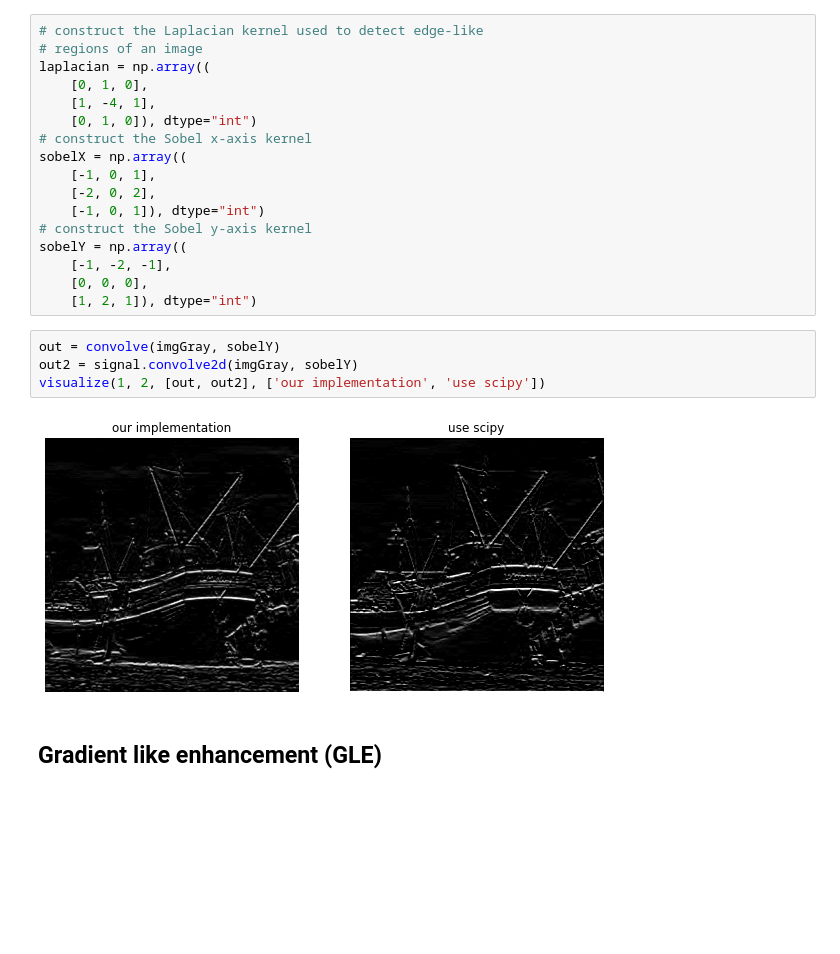
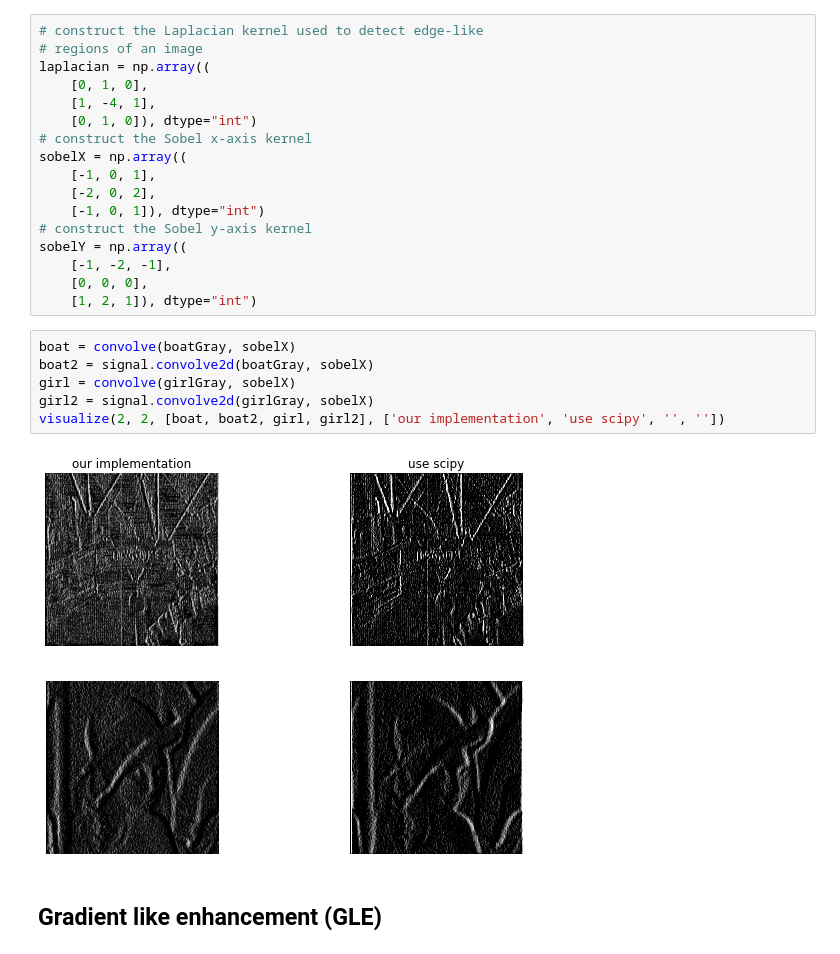
Before and after one commit to phamgialinhlx/robust-nonlinear-constract-enhancement-filters, a Jupyter notebook: ROBUST_NONLINEAR_CONTRAST_ENHANCEiMENT_FILTERS.ipynb, the cells around one changed output. Cells and saved outputs as stored; diff of their text form; blank space fills up the shorter version.

Commit message:
Change visualization

```diff
--- a/ROBUST_NONLINEAR_CONTRAST_ENHANCEiMENT_FILTERS.ipynb
+++ b/ROBUST_NONLINEAR_CONTRAST_ENHANCEiMENT_FILTERS.ipynb
@@ -113,12 +119,14 @@ sobelY = np.array((
 	[-1, -2, -1],
 	[0, 0, 0],
 	[1, 2, 1]), dtype="int")
-# %%
-out = convolve(imgGray, sobelY)
-out2 = signal.convolve2d(imgGray, sobelY)
-visualize(1, 2, [out, out2], ['our implementation', 'use scipy'])
-# %% [output]
-[figure, removed]
+# %%
+boat = convolve(boatGray, sobelX)
+boat2 = signal.convolve2d(boatGray, sobelX)
+girl = convolve(girlGray, sobelX)
+girl2 = signal.convolve2d(girlGray, sobelX)
+visualize(2, 2, [boat, boat2, girl, girl2], ['our implementation', 'use scipy', '', ''])
+# %% [output]
+[figure, added]
 # %% [markdown]
 ## Gradient like enhancement (GLE)
 # %%
```
Also changed, not shown: parts of 20 cells of this notebook.
